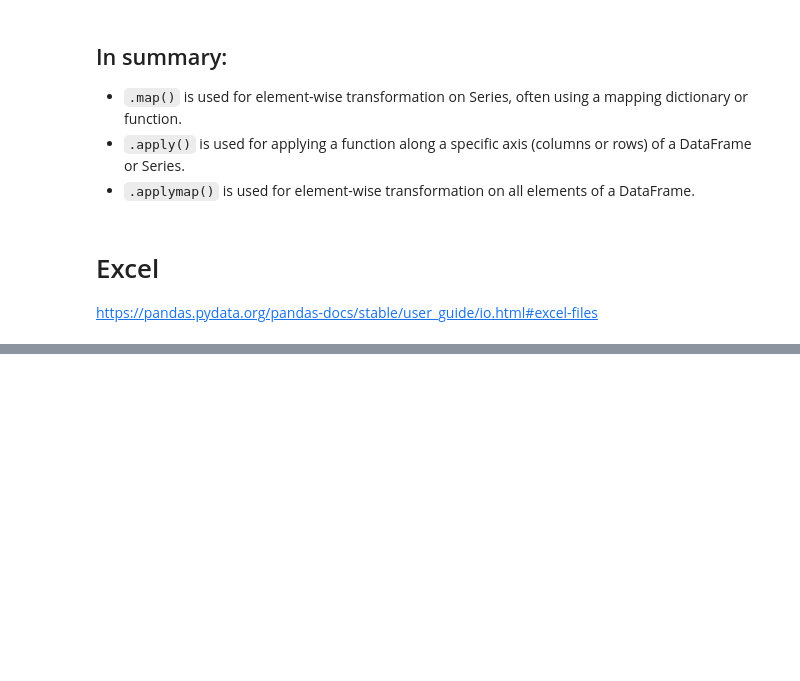
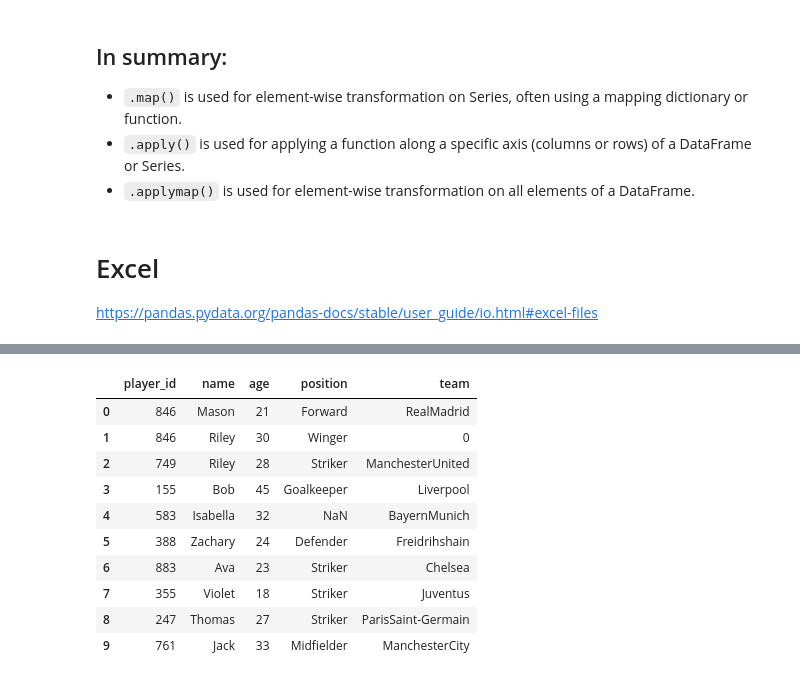
Before and after one commit to MaCoZu/python_notebooks, a Jupyter notebook: 2.0_Pandas.ipynb, the cells around one changed output, grey strips where cells are left out. Saved outputs shown, nothing was run; the diff lists cells and outputs as text; code cells hidden in the pictures; blank space fills up the shorter version.

```diff
--- a/2.0_Pandas.ipynb
+++ b/2.0_Pandas.ipynb
@@ -1935,0 +2050,17 @@ https://pandas.pydata.org/pandas-docs/stable/user_guide/io.html#excel-files
+# %%
+# concat
+df1 = df[:5]
+df2 = df[5:10]
+pd.concat([df1, df2])
+# %% [output]
+|  | player_id | name | age | position | team |
+| 0 | 846 | Mason | 21 | Forward | RealMadrid |
+| 1 | 846 | Riley | 30 | Winger | 0 |
+| 2 | 749 | Riley | 28 | Striker | ManchesterUnited |
+| 3 | 155 | Bob | 45 | Goalkeeper | Liverpool |
+| 4 | 583 | Isabella | 32 | NaN | BayernMunich |
+| 5 | 388 | Zachary | 24 | Defender | Freidrihshain |
+| 6 | 883 | Ava | 23 | Striker | Chelsea |
+| 7 | 355 | Violet | 18 | Striker | Juventus |
+| 8 | 247 | Thomas | 27 | Striker | ParisSaint-Germain |
+| 9 | 761 | Jack | 33 | Midfielder | ManchesterCity |
```
Also changed, not shown: parts of 19 cells of this notebook.
